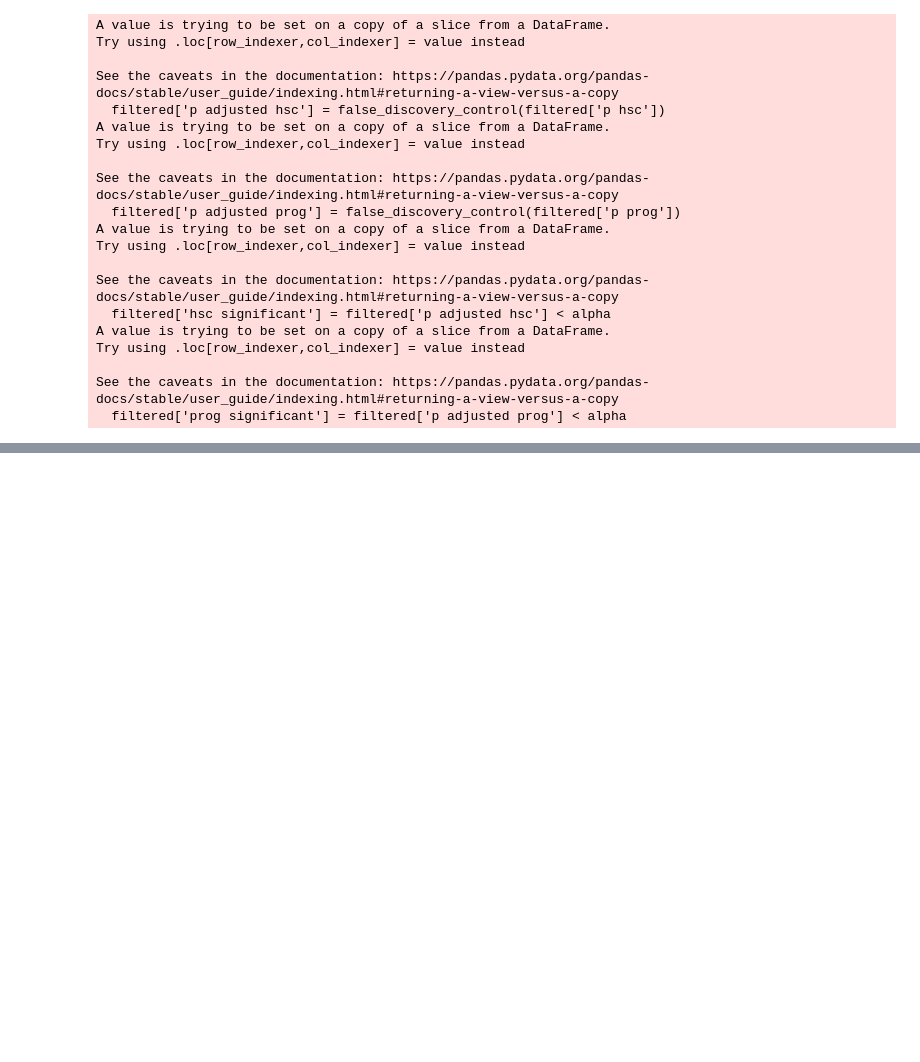
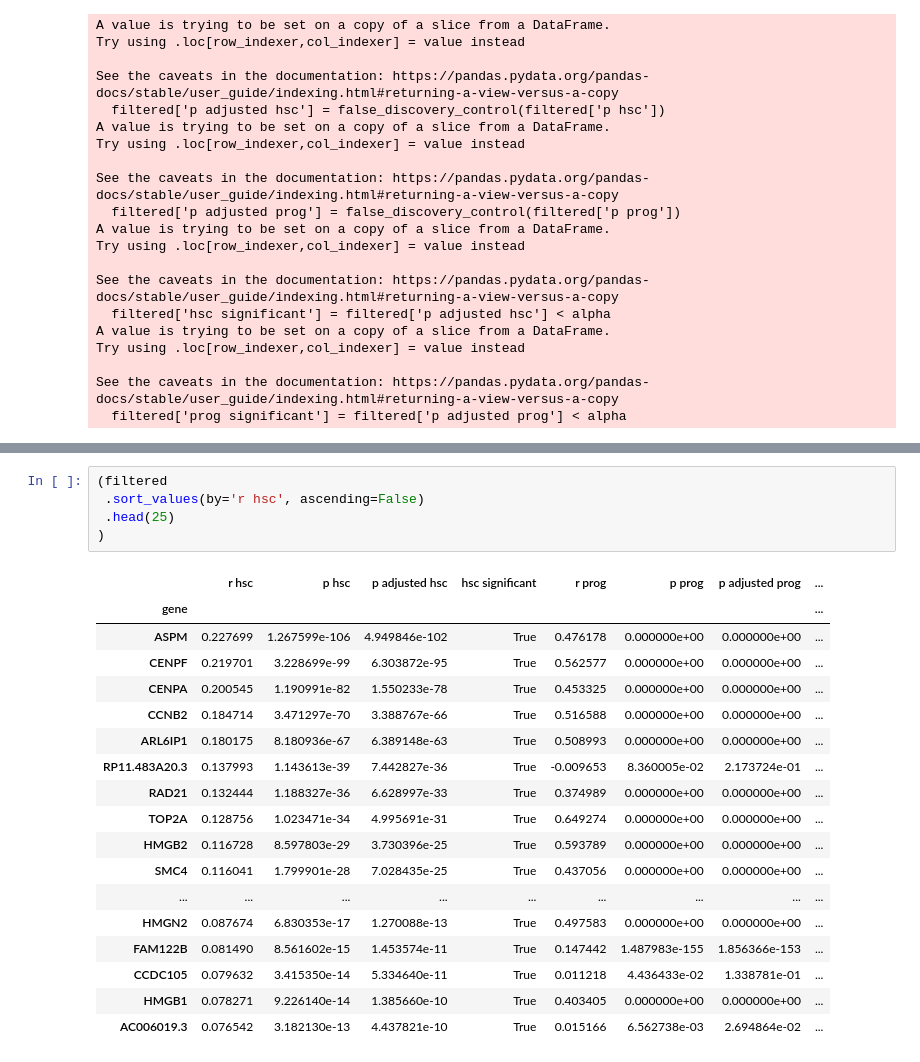
Before and after one commit to suchitbhayani/HSC-renewal, a Jupyter notebook: correlation.ipynb, the cells around one changed output, grey strips where cells are left out. Drawn from its saved outputs; the diff is of its cells as text; blank space fills up the shorter version.

```diff
--- a/correlation.ipynb
+++ b/correlation.ipynb
@@ -162,3 +195,27 @@ filtered.head()
+# %%
+(filtered
+ .sort_values(by='r hsc', ascending=False)
+ .head(25)
+)
+# %% [output]
+|  | r hsc | p hsc | p adjusted hsc | hsc significant | r prog | p prog | p adjusted prog | ... |
+| gene |  |  |  |  |  |  |  | ... |
+| ASPM | 0.227699 | 1.267599e-106 | 4.949846e-102 | True | 0.476178 | 0.000000e+00 | 0.000000e+00 | ... |
+| CENPF | 0.219701 | 3.228699e-99 | 6.303872e-95 | True | 0.562577 | 0.000000e+00 | 0.000000e+00 | ... |
+| CENPA | 0.200545 | 1.190991e-82 | 1.550233e-78 | True | 0.453325 | 0.000000e+00 | 0.000000e+00 | ... |
+| CCNB2 | 0.184714 | 3.471297e-70 | 3.388767e-66 | True | 0.516588 | 0.000000e+00 | 0.000000e+00 | ... |
+| ARL6IP1 | 0.180175 | 8.180936e-67 | 6.389148e-63 | True | 0.508993 | 0.000000e+00 | 0.000000e+00 | ... |
+| RP11.483A20.3 | 0.137993 | 1.143613e-39 | 7.442827e-36 | True | -0.009653 | 8.360005e-02 | 2.173724e-01 | ... |
+| RAD21 | 0.132444 | 1.188327e-36 | 6.628997e-33 | True | 0.374989 | 0.000000e+00 | 0.000000e+00 | ... |
+| TOP2A | 0.128756 | 1.023471e-34 | 4.995691e-31 | True | 0.649274 | 0.000000e+00 | 0.000000e+00 | ... |
+| HMGB2 | 0.116728 | 8.597803e-29 | 3.730396e-25 | True | 0.593789 | 0.000000e+00 | 0.000000e+00 | ... |
+| SMC4 | 0.116041 | 1.799901e-28 | 7.028435e-25 | True | 0.437056 | 0.000000e+00 | 0.000000e+00 | ... |
+| ... | ... | ... | ... | ... | ... | ... | ... | ... |
+| HMGN2 | 0.087674 | 6.830353e-17 | 1.270088e-13 | True | 0.497583 | 0.000000e+00 | 0.000000e+00 | ... |
+| FAM122B | 0.081490 | 8.561602e-15 | 1.453574e-11 | True | 0.147442 | 1.487983e-155 | 1.856366e-153 | ... |
+| CCDC105 | 0.079632 | 3.415350e-14 | 5.334640e-11 | True | 0.011218 | 4.436433e-02 | 1.338781e-01 | ... |
+| HMGB1 | 0.078271 | 9.226140e-14 | 1.385660e-10 | True | 0.403405 | 0.000000e+00 | 0.000000e+00 | ... |
+| AC006019.3 | 0.076542 | 3.182130e-13 | 4.437821e-10 | True | 0.015166 | 6.562738e-03 | 2.694864e-02 | ... |
 # %%
 def plot_cdf(df, col_name):
     s = df[col_name]
```
Also changed, not shown: parts of 8 cells of this notebook.
